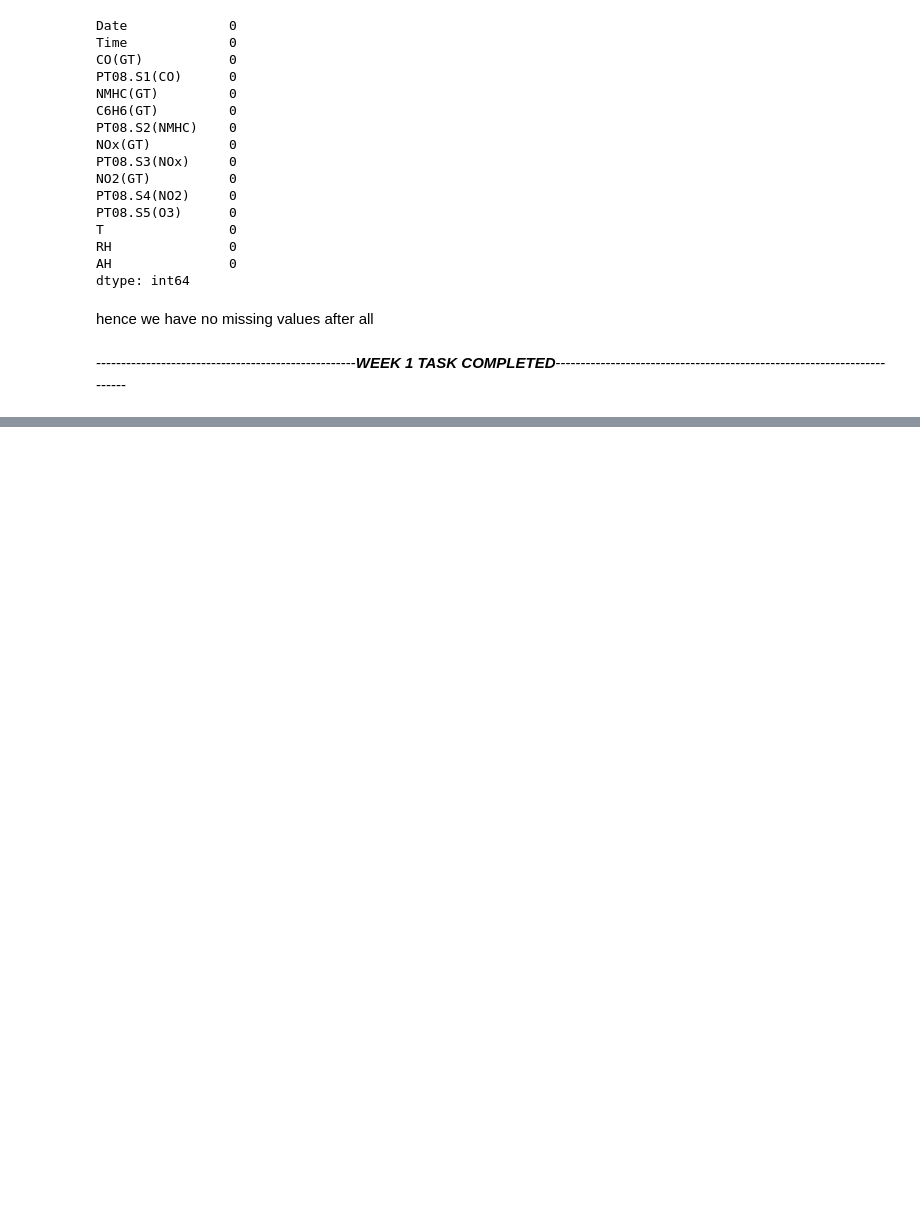
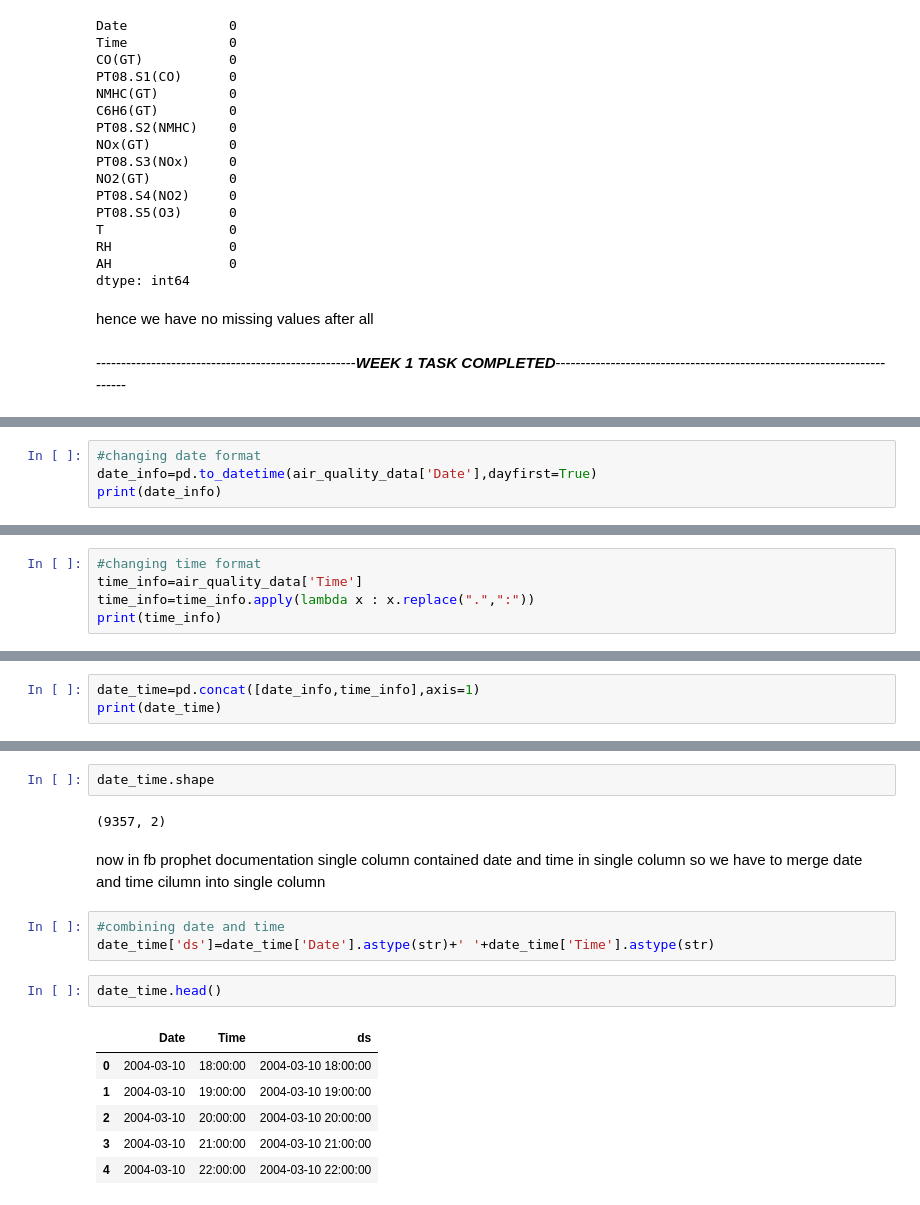
Before and after one commit to dwivediprashant/AIR_QUALITY_INDEX_PROJECT, a Jupyter notebook: airQualityIndex.ipynb, the cells around one changed output, grey strips where cells are left out. Drawn from its saved outputs; the diff is of its cells as text; blank space fills up the shorter version.

```diff
--- a/airQualityIndex.ipynb
+++ b/airQualityIndex.ipynb
@@ -257,0 +278,4 @@ hence we have no missing values after all
+# %%
+#changing date format
+date_info=pd.to_datetime(air_quality_data['Date'],dayfirst=True)
+print(date_info)
@@ -257,0 +295,5 @@ hence we have no missing values after all
+# %%
+#changing time format
+time_info=air_quality_data['Time']
+time_info=time_info.apply(lambda x : x.replace(".",":"))
+print(time_info)
@@ -257,0 +323,3 @@ hence we have no missing values after all
+# %%
+date_time=pd.concat([date_info,time_info],axis=1)
+print(date_time)
@@ -257,0 +350,18 @@ hence we have no missing values after all
+# %%
+date_time.shape
+# %% [output]
+(9357, 2)
+# %% [markdown]
+now in fb prophet documentation single column contained date and time in single column so we have to merge date and time cilumn into single column
+# %%
+#combining date and time
+date_time['ds']=date_time['Date'].astype(str)+' '+date_time['Time'].astype(str)
+# %%
+date_time.head()
+# %% [output]
+|  | Date | Time | ds |
+| 0 | 2004-03-10 | 18:00:00 | 2004-03-10 18:00:00 |
+| 1 | 2004-03-10 | 19:00:00 | 2004-03-10 19:00:00 |
+| 2 | 2004-03-10 | 20:00:00 | 2004-03-10 20:00:00 |
+| 3 | 2004-03-10 | 21:00:00 | 2004-03-10 21:00:00 |
+| 4 | 2004-03-10 | 22:00:00 | 2004-03-10 22:00:00 |
```
Also changed, not shown: parts of 42 cells of this notebook.
